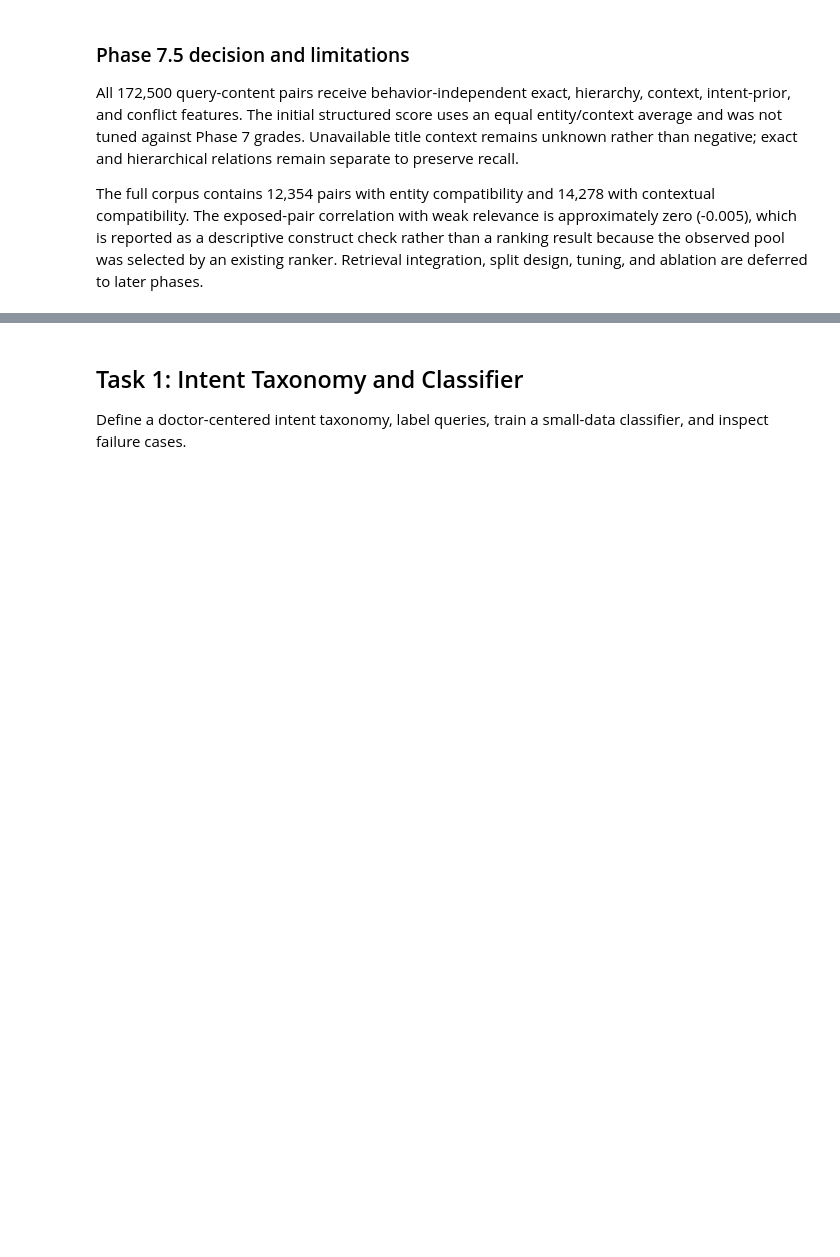
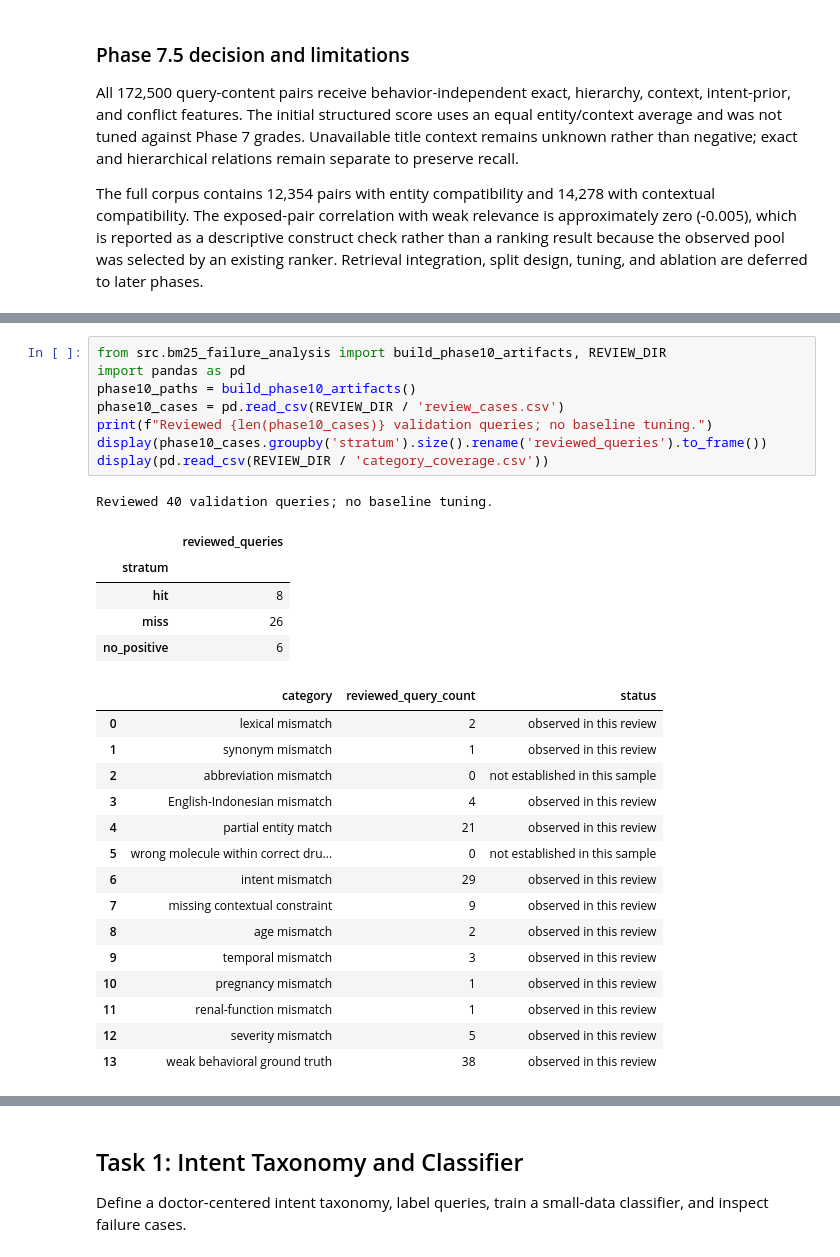
Before and after one commit to Gary3G/doctor-search-service, a Jupyter notebook: notebook.ipynb, the cells around one changed output, grey strips where cells are left out. Saved outputs shown, nothing was run; the diff lists cells and outputs as text; blank space fills up the shorter version.

```diff
--- a/notebook.ipynb
+++ b/notebook.ipynb
@@ -1506,0 +1567,30 @@ display(pd.read_csv(SPLIT_DIR / "phase8_duplicate_overlap_audit.csv"))
+# %%
+from src.bm25_failure_analysis import build_phase10_artifacts, REVIEW_DIR
+import pandas as pd
+phase10_paths = build_phase10_artifacts()
+phase10_cases = pd.read_csv(REVIEW_DIR / 'review_cases.csv')
+print(f"Reviewed {len(phase10_cases)} validation queries; no baseline tuning.")
+display(phase10_cases.groupby('stratum').size().rename('reviewed_queries').to_frame())
+display(pd.read_csv(REVIEW_DIR / 'category_coverage.csv'))
+# %% [output]
+Reviewed 40 validation queries; no baseline tuning.
+|  | reviewed_queries |
+| stratum |  |
+| hit | 8 |
+| miss | 26 |
+| no_positive | 6 |
+|  | category | reviewed_query_count | status |
+| 0 | lexical mismatch | 2 | observed in this review |
+| 1 | synonym mismatch | 1 | observed in this review |
+| 2 | abbreviation mismatch | 0 | not established in this sample |
+| 3 | English-Indonesian mismatch | 4 | observed in this review |
+| 4 | partial entity match | 21 | observed in this review |
+| 5 | wrong molecule within correct dru... | 0 | not established in this sample |
+| 6 | intent mismatch | 29 | observed in this review |
+| 7 | missing contextual constraint | 9 | observed in this review |
+| 8 | age mismatch | 2 | observed in this review |
+| 9 | temporal mismatch | 3 | observed in this review |
+| 10 | pregnancy mismatch | 1 | observed in this review |
+| 11 | renal-function mismatch | 1 | observed in this review |
+| 12 | severity mismatch | 5 | observed in this review |
+| 13 | weak behavioral ground truth | 38 | observed in this review |
```
Also changed, not shown: parts of 10 cells of this notebook, 21 other files.
